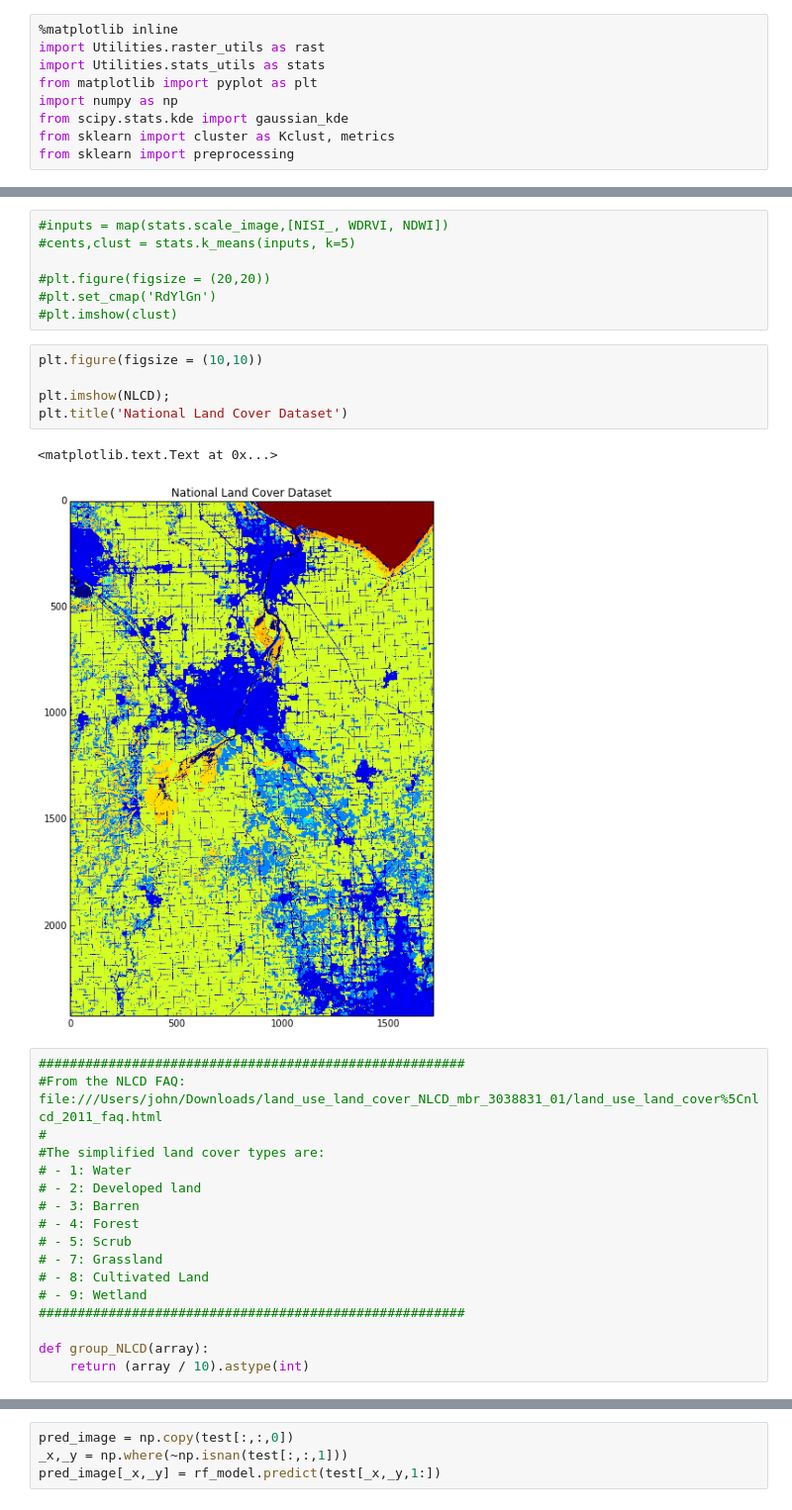
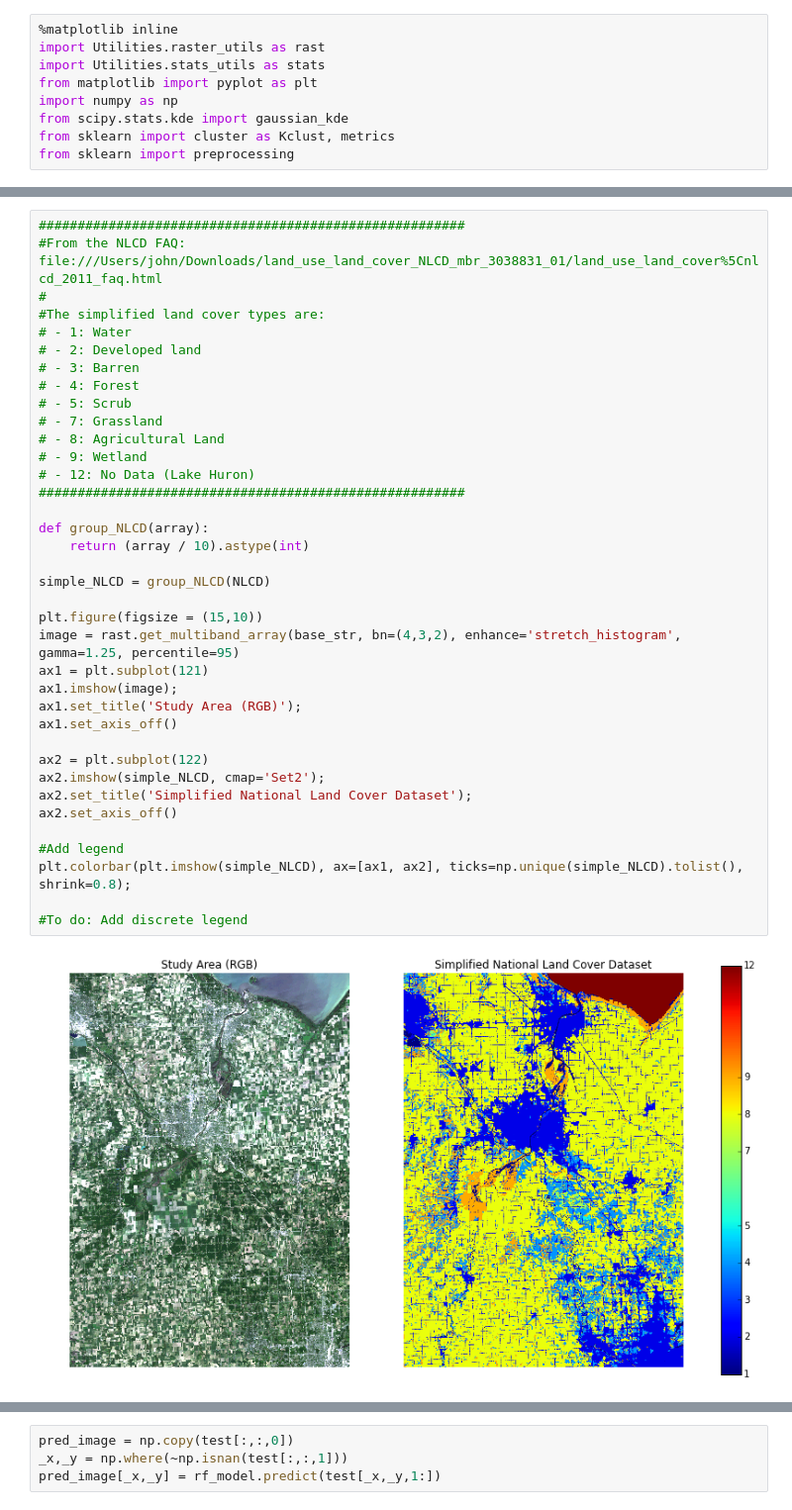
Before and after one commit to johnny313/Research, a Jupyter notebook: Satellite_Imagery_Tools/Land_Cover_Classification.ipynb, the cells around one changed output, grey strips where cells are left out. Shown at 99% size. Saved outputs shown, nothing was run; the diff lists cells and outputs as text.

```diff
--- a/Satellite_Imagery_Tools/Land_Cover_Classification.ipynb
+++ b/Satellite_Imagery_Tools/Land_Cover_Classification.ipynb
@@ -37,36 +37,43 @@ WDRVI = rast.calc_normalized_diff(NIR, RED, alpha=0.9)
 NDWI = rast.calc_normalized_diff(GREEN, NIR, alpha=1.0)
 
 NISI_ = rast.NISI(GREEN, SWIR, NIR, TIR)
-# %%
-#inputs = map(stats.scale_image,[NISI_, WDRVI, NDWI])
-#cents,clust = stats.k_means(inputs, k=5)
-
-#plt.figure(figsize = (20,20))
-#plt.set_cmap('RdYlGn')
-#plt.imshow(clust)
-# %%
-plt.figure(figsize = (10,10))
-
-plt.imshow(NLCD);
-plt.title('National Land Cover Dataset')
-# %% [output]
-<matplotlib.text.Text at 0x...>
-[figure, removed]
 # %%
 #######################################################
 #From the NLCD FAQ: file:///Users/john/Downloads/land_use_land_cover_NLCD_mbr_3038831_01/land_use_land_cover%5Cnlcd_2011_faq.html
 #
 #The simplified land cover types are:
 # - 1: Water
 # - 2: Developed land
 # - 3: Barren
 # - 4: Forest
 # - 5: Scrub
 # - 7: Grassland
-# - 8: Cultivated Land
+# - 8: Agricultural Land
 # - 9: Wetland
+# - 12: No Data (Lake Huron)
 #######################################################
 
 def group_NLCD(array):
     return (array / 10).astype(int)
+
+simple_NLCD = group_NLCD(NLCD)
+
+plt.figure(figsize = (15,10))
+image = rast.get_multiband_array(base_str, bn=(4,3,2), enhance='stretch_histogram', gamma=1.25, percentile=95)
+ax1 = plt.subplot(121)
+ax1.imshow(image);
+ax1.set_title('Study Area (RGB)');
+ax1.set_axis_off()
+
+ax2 = plt.subplot(122)
+ax2.imshow(simple_NLCD, cmap='Set2');
+ax2.set_title('Simplified National Land Cover Dataset');
+ax2.set_axis_off()
+
+#Add legend
+plt.colorbar(plt.imshow(simple_NLCD), ax=[ax1, ax2], ticks=np.unique(simple_NLCD).tolist(), shrink=0.8);
+
+#To do: Add discrete legend
+# %% [output]
+[figure, added]
 # %%
```
Also changed, not shown: parts of 15 cells of this notebook, 2 other files.
